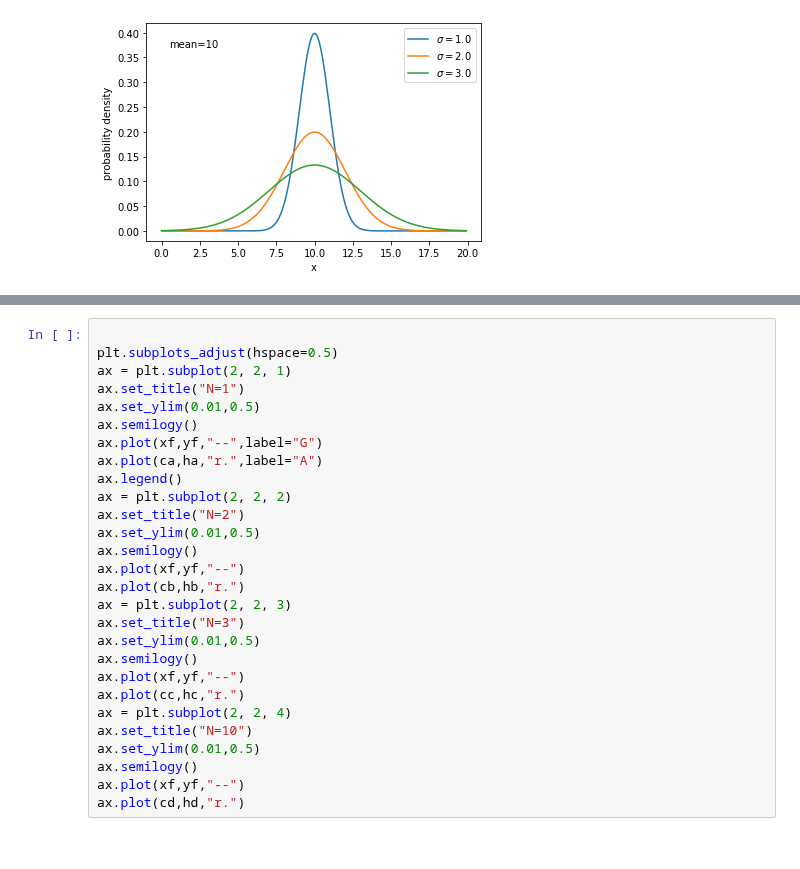
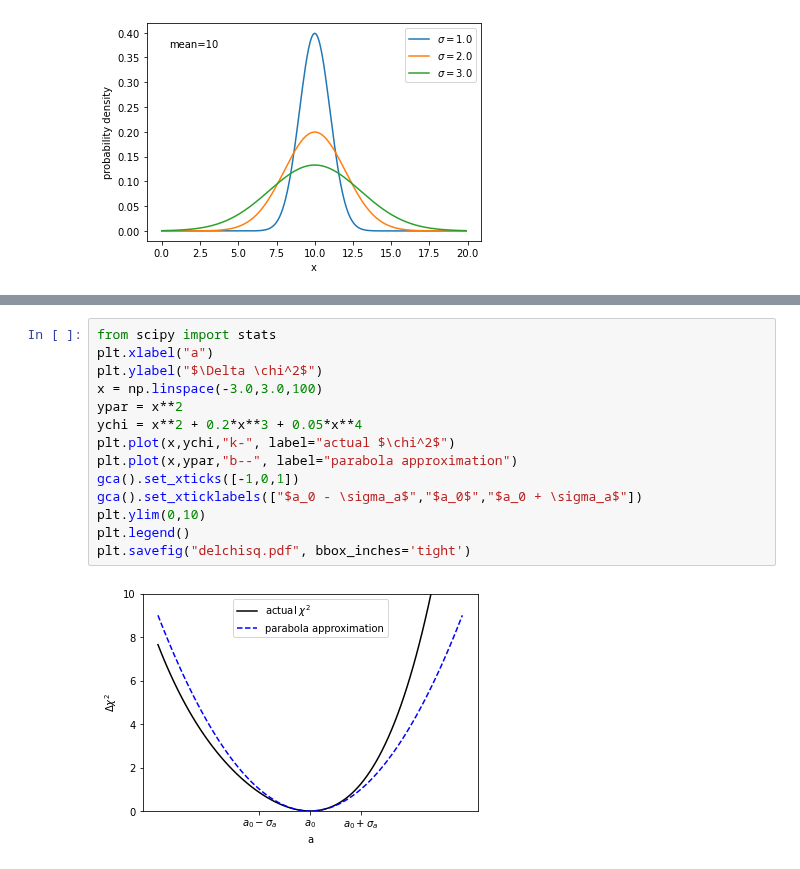
Before and after one commit to mulhearn/classwork, a Jupyter notebook: phy80/stats/figs/figures.ipynb, the cells around one changed output, grey strips where cells are left out. Drawn from its saved outputs; the diff is of its cells as text.

Commit message:
updates to stats

```diff
--- a/phy80/stats/figs/figures.ipynb
+++ b/phy80/stats/figs/figures.ipynb
@@ -473,28 +219,16 @@ ax.plot(cd,hd,"r.")
-# %%
-
-plt.subplots_adjust(hspace=0.5)
-ax = plt.subplot(2, 2, 1)
-ax.set_title("N=1")
-ax.set_ylim(0.01,0.5)
-ax.semilogy()
-ax.plot(xf,yf,"--",label="G")
-ax.plot(ca,ha,"r.",label="A")
-ax.legend()
-ax = plt.subplot(2, 2, 2)
-ax.set_title("N=2")
-ax.set_ylim(0.01,0.5)
-ax.semilogy()
-ax.plot(xf,yf,"--")
-ax.plot(cb,hb,"r.")
-ax = plt.subplot(2, 2, 3)
-ax.set_title("N=3")
-ax.set_ylim(0.01,0.5)
-ax.semilogy()
-ax.plot(xf,yf,"--")
-ax.plot(cc,hc,"r.")
-ax = plt.subplot(2, 2, 4)
-ax.set_title("N=10")
-ax.set_ylim(0.01,0.5)
-ax.semilogy()
-ax.plot(xf,yf,"--")
-ax.plot(cd,hd,"r.")
+# %%
+from scipy import stats
+plt.xlabel("a")
+plt.ylabel("$\Delta \chi^2$")
+x = np.linspace(-3.0,3.0,100)
+ypar = x**2
+ychi = x**2 + 0.2*x**3 + 0.05*x**4
+plt.plot(x,ychi,"k-", label="actual $\chi^2$")
+plt.plot(x,ypar,"b--", label="parabola approximation")
+gca().set_xticks([-1,0,1])
+gca().set_xticklabels(["$a_0 - \sigma_a$","$a_0$","$a_0 + \sigma_a$"])
+plt.ylim(0,10)
+plt.legend()
+plt.savefig("delchisq.pdf", bbox_inches='tight')
+# %% [output]
+[figure, added]
```
Also changed, not shown: parts of 22 cells of this notebook, 14 other files.
